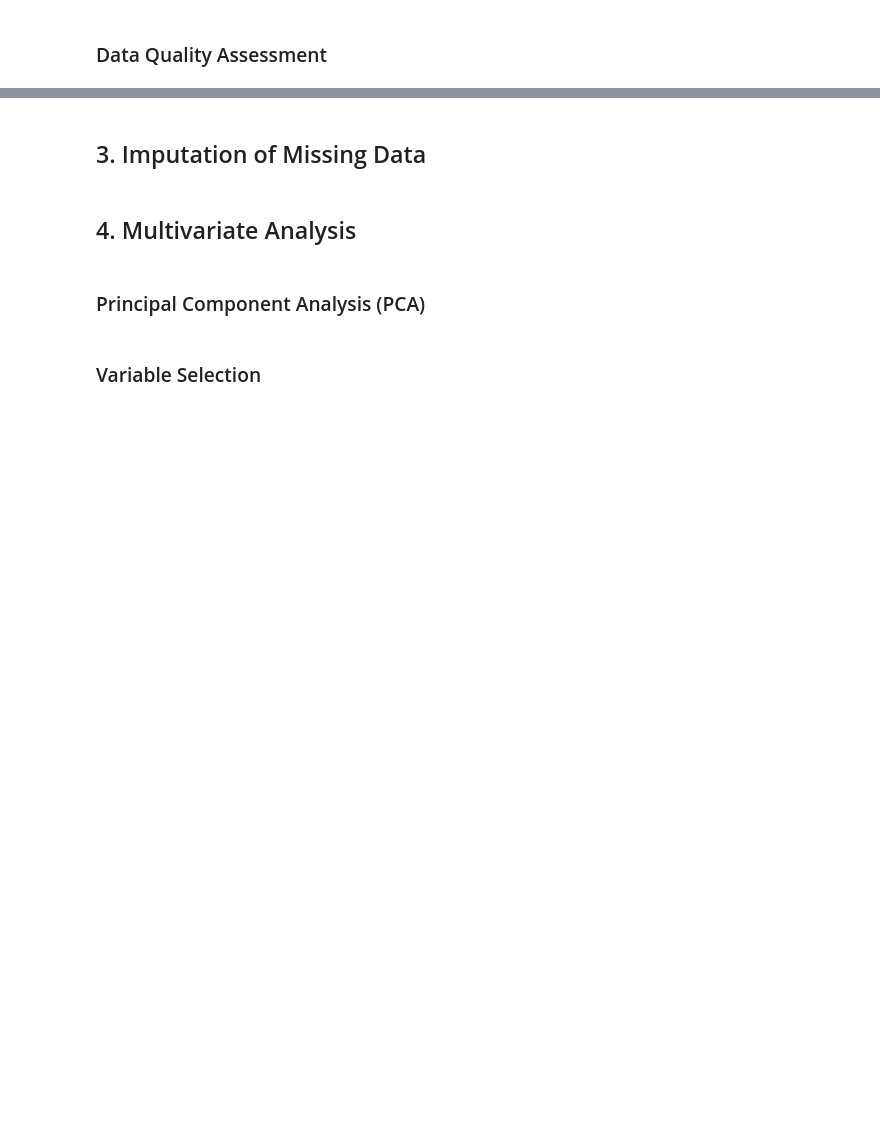
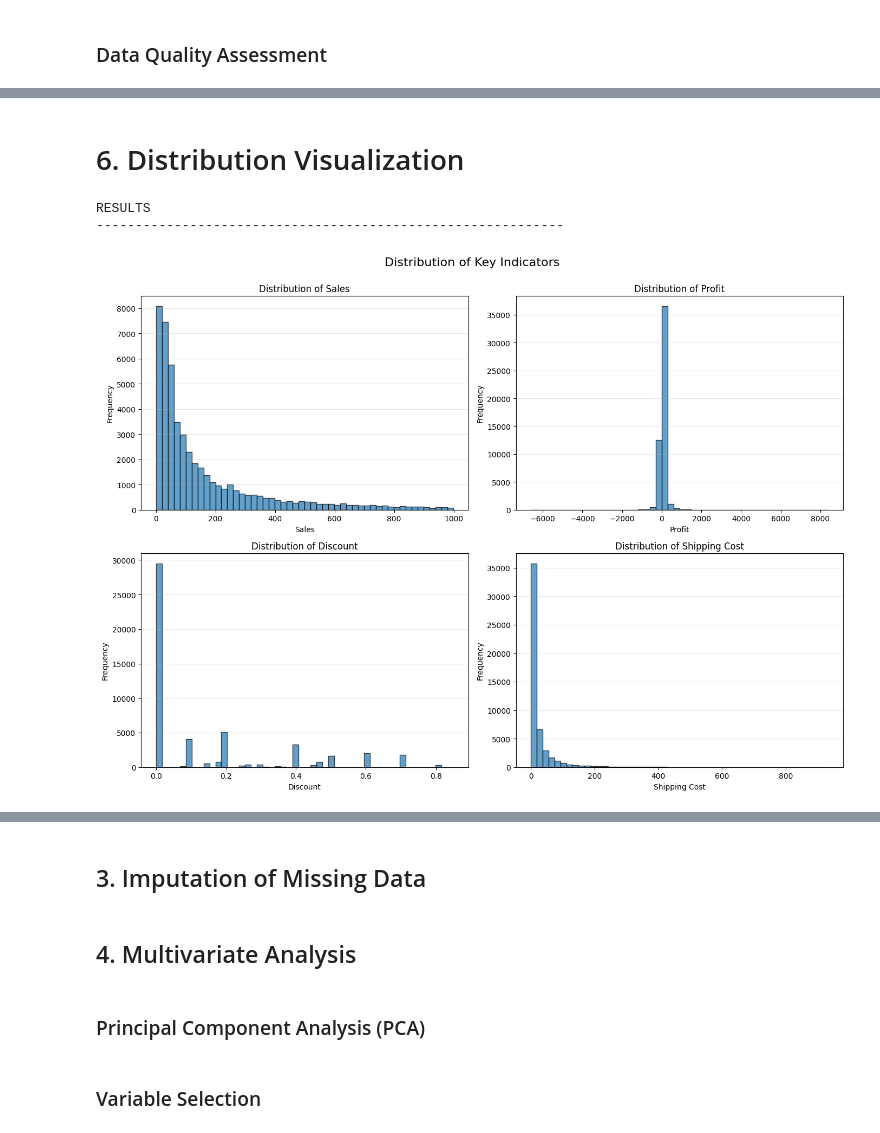
Before and after one commit to HaroldasT2/Data_Analysis_and_Visualisation_CA1, a Jupyter notebook: Indicator_analysis.ipynb, the cells around one changed output, grey strips where cells are left out. Drawn from its saved outputs; the diff is of its cells as text; code cells hidden in the pictures; blank space fills up the shorter version.

```diff
--- a/Indicator_analysis.ipynb
+++ b/Indicator_analysis.ipynb
@@ -218,0 +320,10 @@ dtype: object
+# %%
+print("\nRESULTS")
+print("-" * 60)
+key_indicators = ['sales', 'profit', 'discount', 'shipping_cost']
+
+# Convert to numeric types to make the calculations work
+for col in key_indicators:
+    df[col] = pd.to_numeric(df[col], errors='coerce')
+
+print(df[key_indicators].describe())
@@ -218,0 +382,18 @@ dtype: object
+# %%
+
+print("\nRESULTS")
+print("-" * 60)
+for col in key_indicators:
+    Q1 = df[col].quantile(0.25)
+    Q3 = df[col].quantile(0.75)
+    IQR = Q3 - Q1
+    lower_bound = Q1 - 1.5 * IQR
+    upper_bound = Q3 + 1.5 * IQR
+
+    outliers = df[(df[col] < lower_bound) | (df[col] > upper_bound)]
+    outlier_percent = (len(outliers) / len(df)) * 100
+
+    print(f"{col}:")
+    print(f"  Range: [{df[col].min():.2f}, {df[col].max():.2f}]")
+    print(f"  IQR bounds: [{lower_bound:.2f}, {upper_bound:.2f}]")
+    print(f"  Outliers: {len(outliers)} ({outlier_percent:.2f}%)")
@@ -218,0 +461,23 @@ dtype: object
+# %% [markdown]
+# 6. Distribution Visualization
+# %%
+
+print("\nRESULTS")
+print("-" * 60)
+fig, axes = plt.subplots(2, 2, figsize=(14, 10))
+fig.suptitle('Distribution of Key Indicators', fontsize=16, y=1.00)
+
+for idx, col in enumerate(key_indicators):
+    ax = axes[idx // 2, idx % 2]
+    ax.hist(df[col], bins=50, edgecolor='black', alpha=0.7)
+    ax.set_xlabel(col.replace('_', ' ').title())
+    ax.set_ylabel('Frequency')
+    ax.set_title(f'Distribution of {col.replace("_", " ").title()}')
+    ax.grid(axis='y', alpha=0.3)
+
+plt.tight_layout()
+plt.show()
+# %% [output]
+RESULTS
+------------------------------------------------------------
+[figure, added]
```
Also changed, not shown: parts of 20 cells of this notebook.
